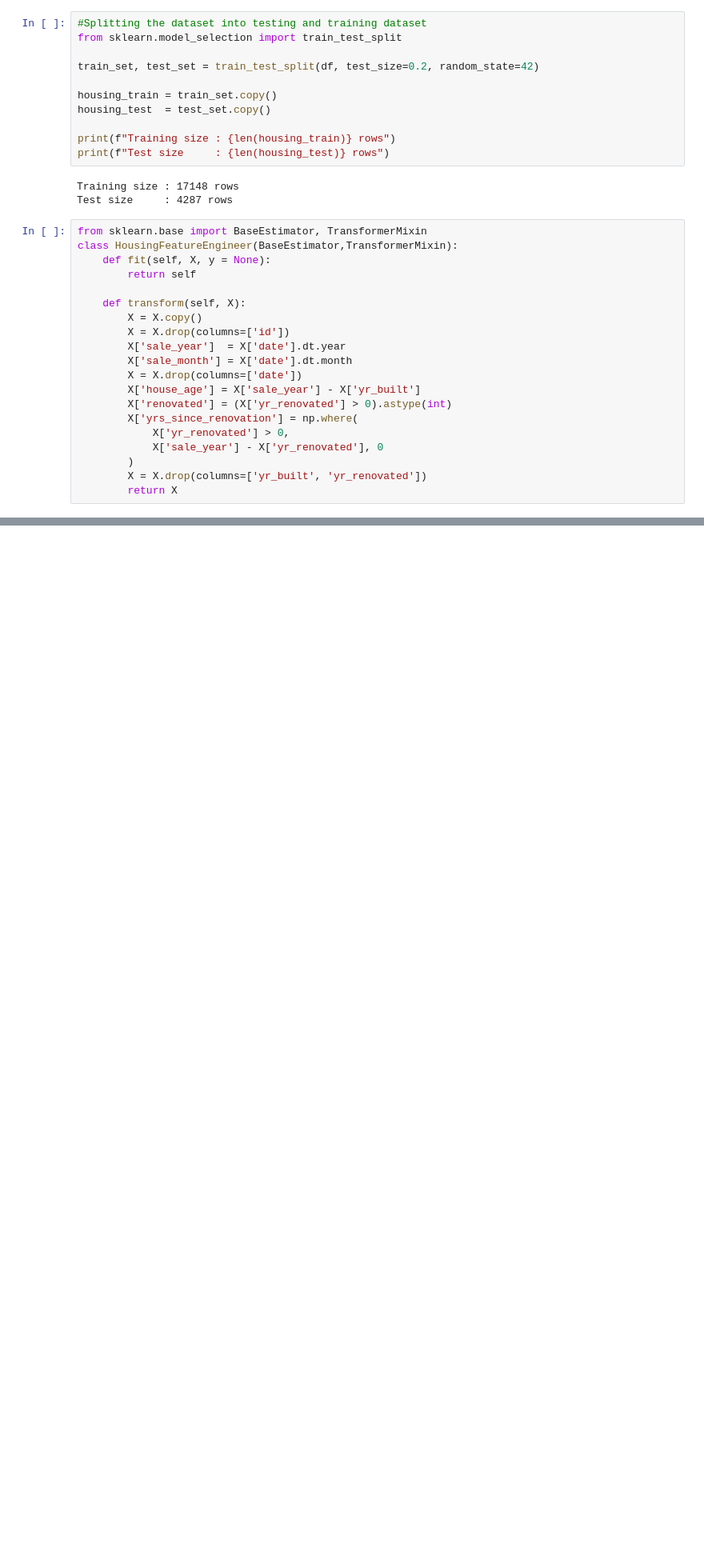
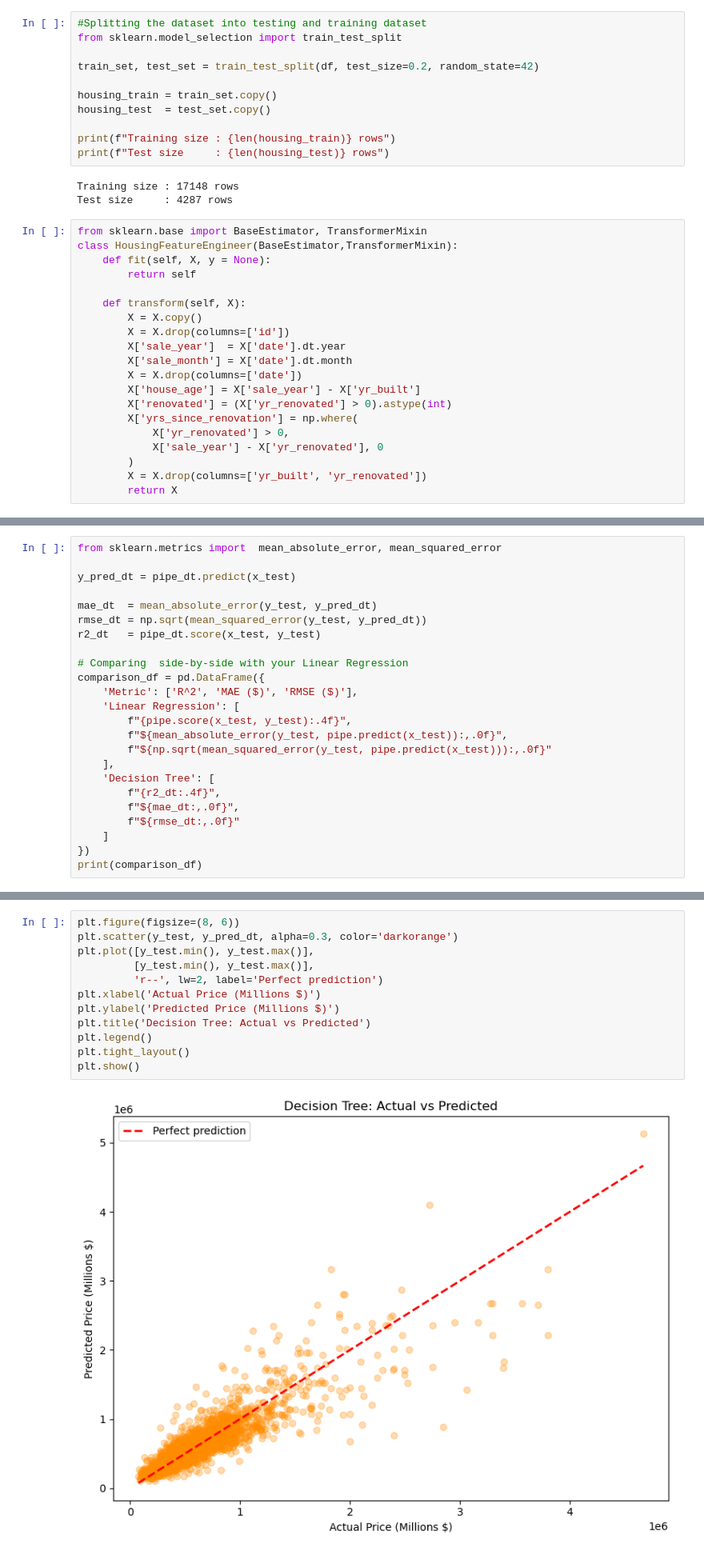
Before and after one commit to Shreshtha-ai/ML-projects, a Jupyter notebook: House_Price_Prediction/housing.ipynb, the cells around one changed output, grey strips where cells are left out. Shown at 80% size. Cells and saved outputs as stored; diff of their text form; blank space fills up the shorter version.

Commit message:
feat: added decision tree regressor pipeline and compared the result between linear regression model and decision tree model

```diff
--- a/House_Price_Prediction/housing.ipynb
+++ b/House_Price_Prediction/housing.ipynb
@@ -225,0 +238,24 @@ Name: price, dtype: float64
+# %%
+from sklearn.metrics import  mean_absolute_error, mean_squared_error
+
+y_pred_dt = pipe_dt.predict(x_test)
+
+mae_dt  = mean_absolute_error(y_test, y_pred_dt)
+rmse_dt = np.sqrt(mean_squared_error(y_test, y_pred_dt))
+r2_dt   = pipe_dt.score(x_test, y_test)
+
+# Comparing  side-by-side with your Linear Regression
+comparison_df = pd.DataFrame({
+    'Metric': ['R^2', 'MAE ($)', 'RMSE ($)'],
+    'Linear Regression': [
+        f"{pipe.score(x_test, y_test):.4f}",
+        f"${mean_absolute_error(y_test, pipe.predict(x_test)):,.0f}",
+        f"${np.sqrt(mean_squared_error(y_test, pipe.predict(x_test))):,.0f}"
+    ],
+    'Decision Tree': [
+        f"{r2_dt:.4f}",
+        f"${mae_dt:,.0f}",
+        f"${rmse_dt:,.0f}"
+    ]
+})
+print(comparison_df)
@@ -225,0 +267,14 @@ Name: price, dtype: float64
+# %%
+plt.figure(figsize=(8, 6))
+plt.scatter(y_test, y_pred_dt, alpha=0.3, color='darkorange')
+plt.plot([y_test.min(), y_test.max()],
+         [y_test.min(), y_test.max()],
+         'r--', lw=2, label='Perfect prediction')
+plt.xlabel('Actual Price (Millions $)')
+plt.ylabel('Predicted Price (Millions $)')
+plt.title('Decision Tree: Actual vs Predicted')
+plt.legend()
+plt.tight_layout()
+plt.show()
+# %% [output]
+[figure, added]
```
Also changed, not shown: parts of 11 cells of this notebook.
